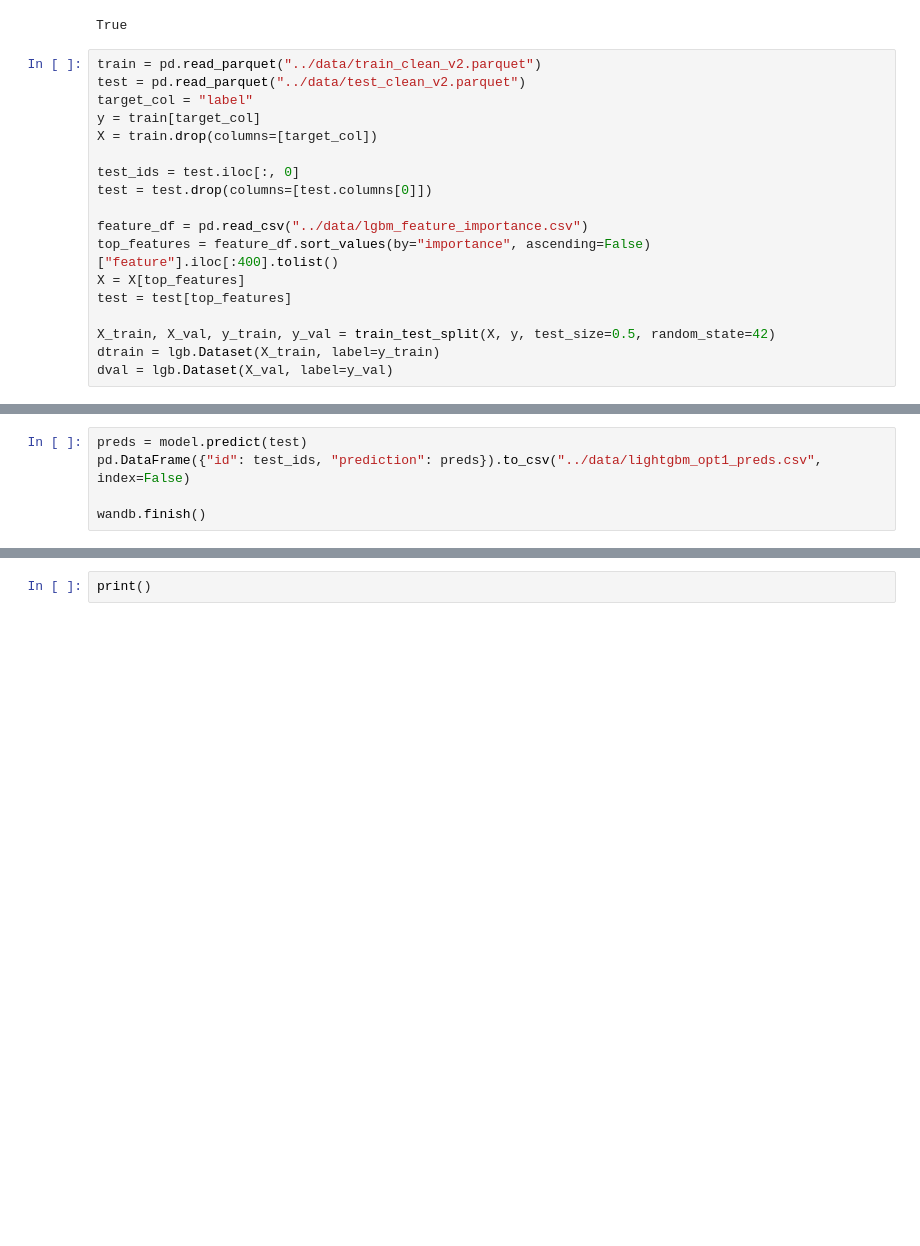
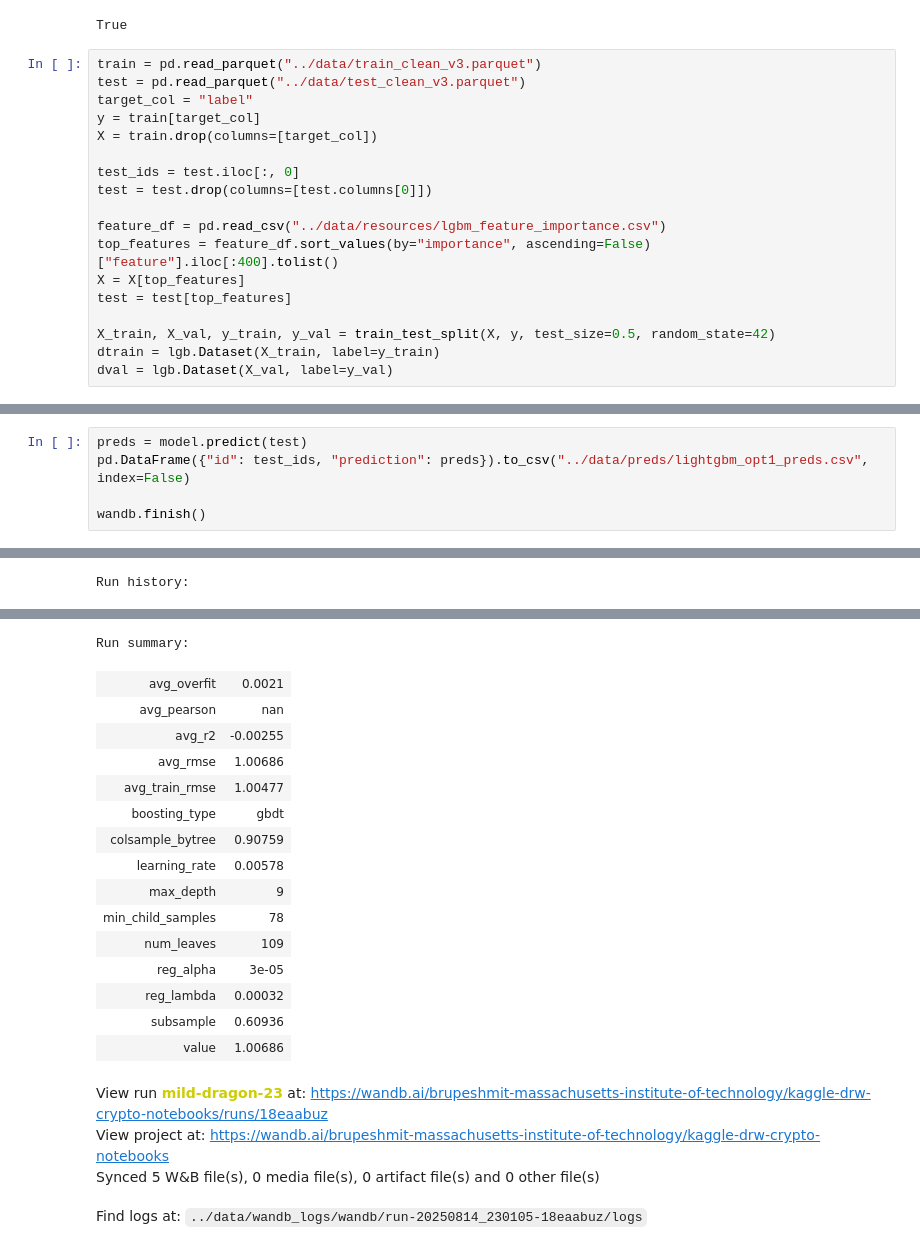
Before and after one commit to brupesh999/kaggle-drw-crypto, a Jupyter notebook: notebooks/05_lightgbm_opt.ipynb, the cells around one changed output, grey strips where cells are left out. Drawn from its saved outputs; the diff is of its cells as text; blank space fills up the shorter version.

Commit message:
cleaned up notebooks

```diff
--- a/notebooks/05_lightgbm_opt.ipynb
+++ b/notebooks/05_lightgbm_opt.ipynb
@@ -22,8 +23,8 @@ wandb: Appending key for api.wandb.ai to your netrc file: /home/brupesh/.netrc
 wandb: Currently logged in as: brupeshmit (brupeshmit-massachusetts-institute-of-technology) to https://api.wandb.ai. Use `wandb login --relogin` to force relogin
 True
 # %%
-train = pd.read_parquet("../data/train_clean_v2.parquet")
-test = pd.read_parquet("../data/test_clean_v2.parquet")
+train = pd.read_parquet("../data/train_clean_v3.parquet")
+test = pd.read_parquet("../data/test_clean_v3.parquet")
 target_col = "label"
 y = train[target_col]
 X = train.drop(columns=[target_col])
@@ -31,7 +32,7 @@ X = train.drop(columns=[target_col])
 test_ids = test.iloc[:, 0]
 test = test.drop(columns=[test.columns[0]])
 
-feature_df = pd.read_csv("../data/lgbm_feature_importance.csv")
+feature_df = pd.read_csv("../data/resources/lgbm_feature_importance.csv")
 top_features = feature_df.sort_values(by="importance", ascending=False)["feature"].iloc[:400].tolist()
 X = X[top_features]
 test = test[top_features]
@@ -163,6 +191,7 @@ Did not meet early stopping. Best iteration is:
 <lightgbm.basic.Booster at 0x...>
 # %%
 preds = model.predict(test)
-pd.DataFrame({"id": test_ids, "prediction": preds}).to_csv("../data/lightgbm_opt1_preds.csv", index=False)
+pd.DataFrame({"id": test_ids, "prediction": preds}).to_csv("../data/preds/lightgbm_opt1_preds.csv", index=False)
 
 wandb.finish()
+# %% [output]
@@ -168,0 +199 @@ wandb.finish()
+Run history:
@@ -169,2 +213,20 @@ wandb.finish()
+Run summary:
+| avg_overfit | 0.0021 |
+| avg_pearson | nan |
+| avg_r2 | -0.00255 |
+| avg_rmse | 1.00686 |
+| avg_train_rmse | 1.00477 |
+| boosting_type | gbdt |
+| colsample_bytree | 0.90759 |
+| learning_rate | 0.00578 |
+| max_depth | 9 |
+| min_child_samples | 78 |
+| num_leaves | 109 |
+| reg_alpha | 3e-05 |
+| reg_lambda | 0.00032 |
+| subsample | 0.60936 |
+| value | 1.00686 |
+View run mild-dragon-23 at: https://wandb.ai/brupeshmit-massachusetts-institute-of-technology/kaggle-drw-crypto-notebooks/runs/18eaabuz
+View project at: https://wandb.ai/brupeshmit-massachusetts-institute-of-technology/kaggle-drw-crypto-notebooks
+Synced 5 W&B file(s), 0 media file(s), 0 artifact file(s) and 0 other file(s)
+Find logs at: ../data/wandb_logs/wandb/run-20250814_230105-18eaabuz/logs
-# %%
-print()
```
Also changed, not shown: parts of 6 cells of this notebook, 4 other files.
